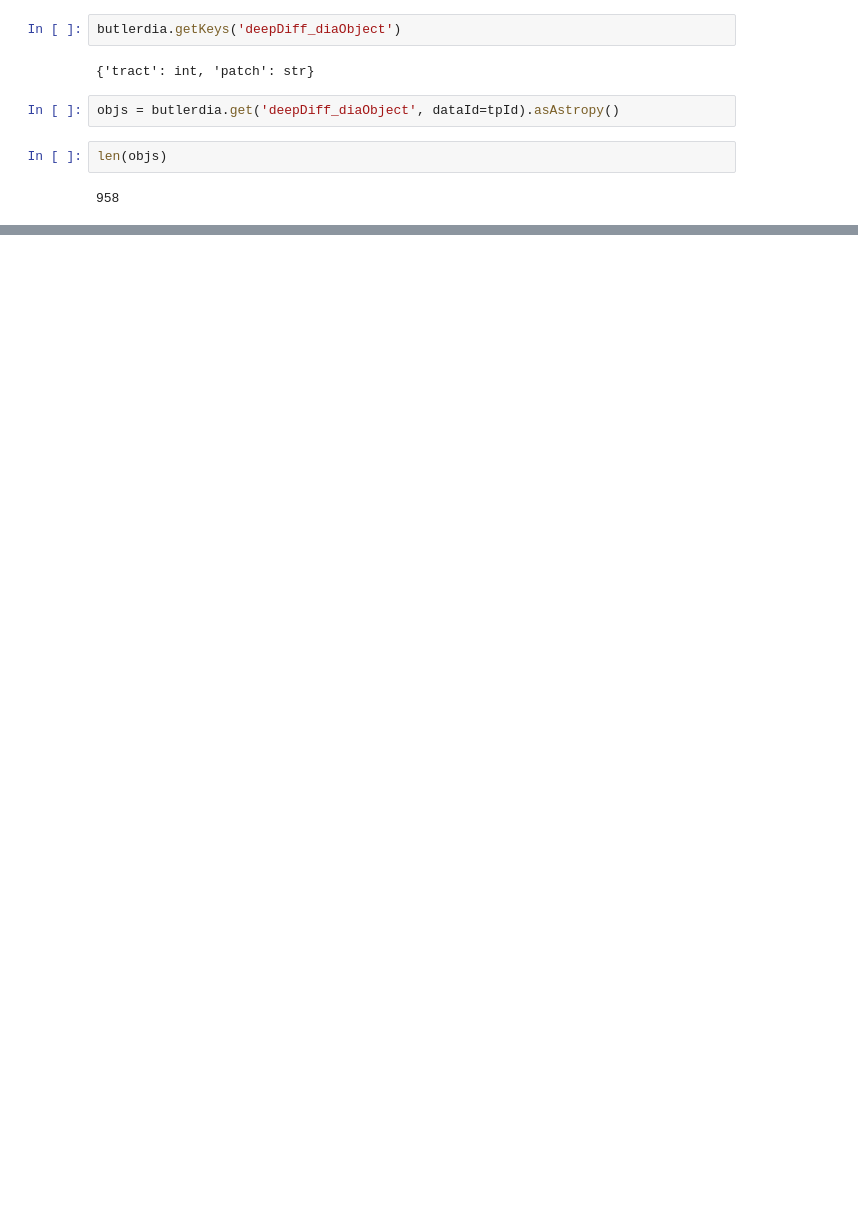
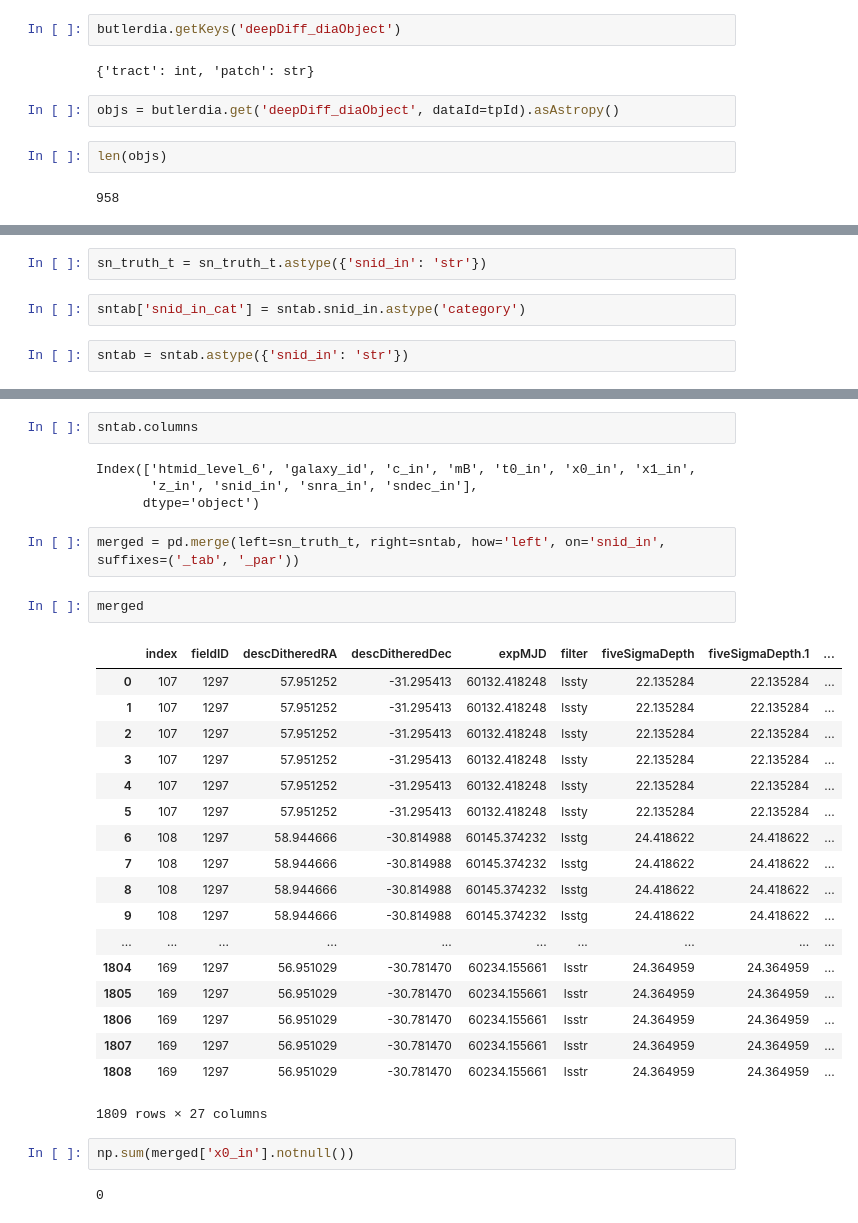
Before and after one commit to BrunoSanchez/run2_diaproc, a Jupyter notebook: templates_inspection.ipynb, the cells around one changed output, grey strips where cells are left out. Drawn from its saved outputs; the diff is of its cells as text; blank space fills up the shorter version.

```diff
--- a/templates_inspection.ipynb
+++ b/templates_inspection.ipynb
@@ -433,0 +415,6 @@ objs.write('./object_catalog_dia.hd5', path='diaObj_cat', format='hdf5')
+# %%
+sn_truth_t = sn_truth_t.astype({'snid_in': 'str'})
+# %%
+sntab['snid_in_cat'] = sntab.snid_in.astype('category')
+# %%
+sntab = sntab.astype({'snid_in': 'str'})
@@ -433,0 +458,33 @@ objs.write('./object_catalog_dia.hd5', path='diaObj_cat', format='hdf5')
+# %%
+sntab.columns
+# %% [output]
+Index(['htmid_level_6', 'galaxy_id', 'c_in', 'mB', 't0_in', 'x0_in', 'x1_in',
+       'z_in', 'snid_in', 'snra_in', 'sndec_in'],
+      dtype='object')
+# %%
+merged = pd.merge(left=sn_truth_t, right=sntab, how='left', on='snid_in', suffixes=('_tab', '_par'))
+# %%
+merged
+# %% [output]
+|  | index | fieldID | descDitheredRA | descDitheredDec | expMJD | filter | fiveSigmaDepth | fiveSigmaDepth.1 | ... |
+| 0 | 107 | 1297 | 57.951252 | -31.295413 | 60132.418248 | lssty | 22.135284 | 22.135284 | ... |
+| 1 | 107 | 1297 | 57.951252 | -31.295413 | 60132.418248 | lssty | 22.135284 | 22.135284 | ... |
+| 2 | 107 | 1297 | 57.951252 | -31.295413 | 60132.418248 | lssty | 22.135284 | 22.135284 | ... |
+| 3 | 107 | 1297 | 57.951252 | -31.295413 | 60132.418248 | lssty | 22.135284 | 22.135284 | ... |
+| 4 | 107 | 1297 | 57.951252 | -31.295413 | 60132.418248 | lssty | 22.135284 | 22.135284 | ... |
+| 5 | 107 | 1297 | 57.951252 | -31.295413 | 60132.418248 | lssty | 22.135284 | 22.135284 | ... |
+| 6 | 108 | 1297 | 58.944666 | -30.814988 | 60145.374232 | lsstg | 24.418622 | 24.418622 | ... |
+| 7 | 108 | 1297 | 58.944666 | -30.814988 | 60145.374232 | lsstg | 24.418622 | 24.418622 | ... |
+| 8 | 108 | 1297 | 58.944666 | -30.814988 | 60145.374232 | lsstg | 24.418622 | 24.418622 | ... |
+| 9 | 108 | 1297 | 58.944666 | -30.814988 | 60145.374232 | lsstg | 24.418622 | 24.418622 | ... |
+| ... | ... | ... | ... | ... | ... | ... | ... | ... | ... |
+| 1804 | 169 | 1297 | 56.951029 | -30.781470 | 60234.155661 | lsstr | 24.364959 | 24.364959 | ... |
+| 1805 | 169 | 1297 | 56.951029 | -30.781470 | 60234.155661 | lsstr | 24.364959 | 24.364959 | ... |
+| 1806 | 169 | 1297 | 56.951029 | -30.781470 | 60234.155661 | lsstr | 24.364959 | 24.364959 | ... |
+| 1807 | 169 | 1297 | 56.951029 | -30.781470 | 60234.155661 | lsstr | 24.364959 | 24.364959 | ... |
+| 1808 | 169 | 1297 | 56.951029 | -30.781470 | 60234.155661 | lsstr | 24.364959 | 24.364959 | ... |
+1809 rows × 27 columns
+# %%
+np.sum(merged['x0_in'].notnull())
+# %% [output]
+0
```
Also changed, not shown: parts of 20 cells of this notebook, 7 other files.
